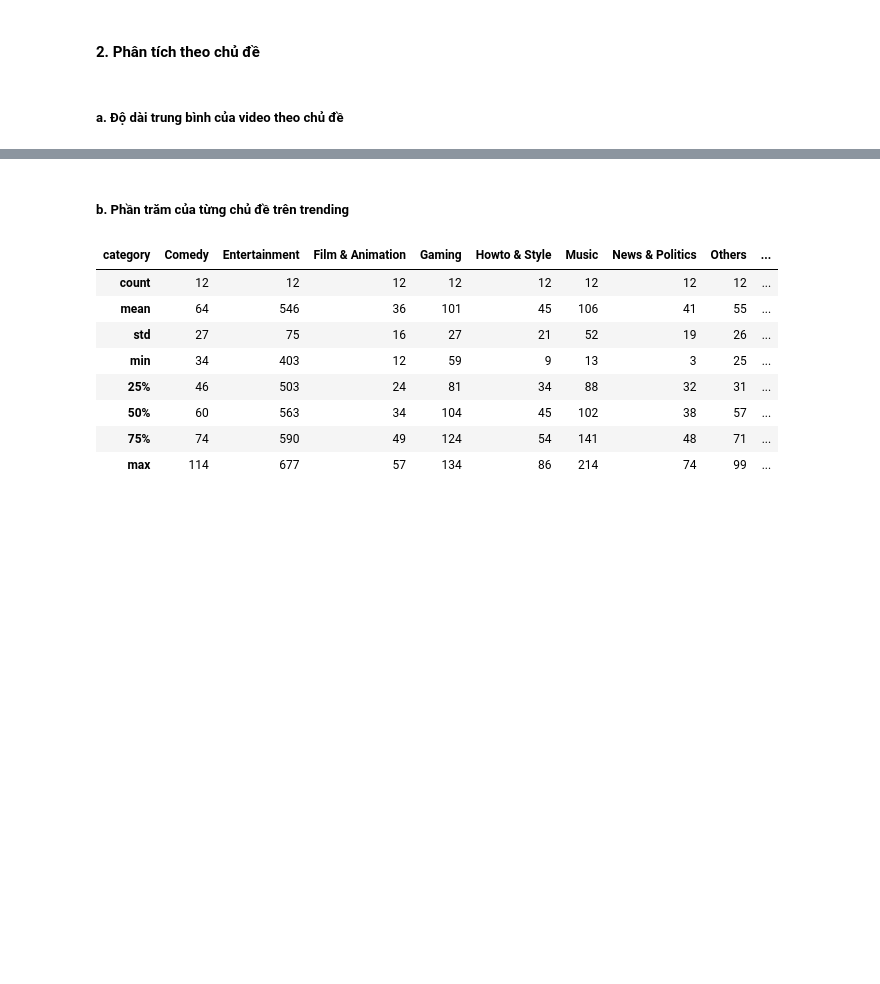
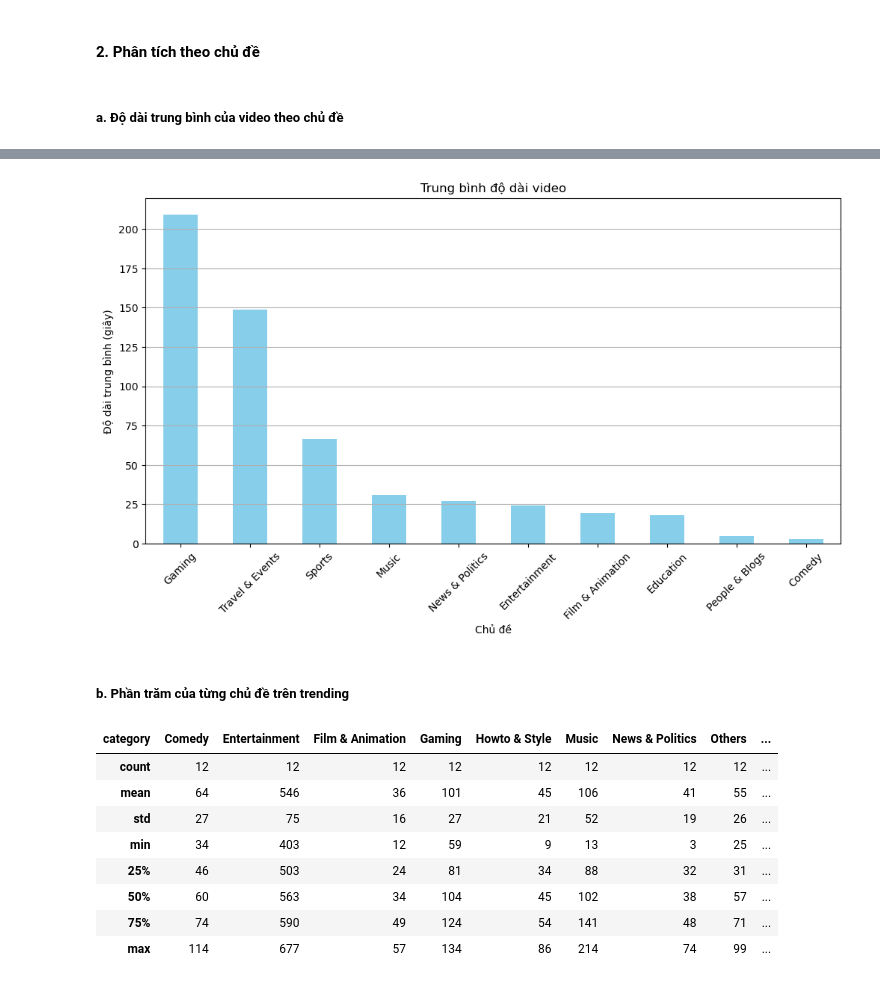
Before and after one commit to sleepifoxx/BTL-Data-Processing, a Jupyter notebook: DataProcessing .ipynb, the cells around one changed output, grey strips where cells are left out. Saved outputs shown, nothing was run; the diff lists cells and outputs as text; code cells hidden in the pictures; blank space fills up the shorter version.

```diff
--- a/DataProcessing .ipynb
+++ b/DataProcessing .ipynb
@@ -174,3 +174,13 @@ plt.show()
 # plt.xticks(rotation=45)
 # plt.grid(True, axis='y')
 # plt.show()
+# %%
+
+trending_videos = pd.read_csv('Data/trending_videos_unique.csv')
+trending_videos['duration'] = pd.to_timedelta(trending_videos['duration'])
+
+# Calculate the average duration in minutes for each category
+avg_duration_per_category = trending_videos.groupby('category')['duration'].mean() / pd.Timedelta(minutes=1)
+
+# Display the result
+avg_duration_per_category
@@ -177,3 +204,16 @@ plt.show()
+# %%
+
+top_10_categories = avg_duration_per_category.nlargest(10)
+plt.figure(figsize=(12, 6))
+top_10_categories.plot(kind='bar', color='skyblue')
+plt.title('Trung bình độ dài video')
+plt.xlabel('Chủ đề')
+plt.ylabel('Độ dài trung bình (giây)')
+plt.xticks(rotation=45)
+plt.grid(True, axis='y')
+plt.show()
+# %% [output]
+[figure, added]
 # %% [markdown]
 ##### b. Phần trăm của từng chủ đề trên trending
 # %%
```
Also changed, not shown: parts of 1 cell of this notebook.
